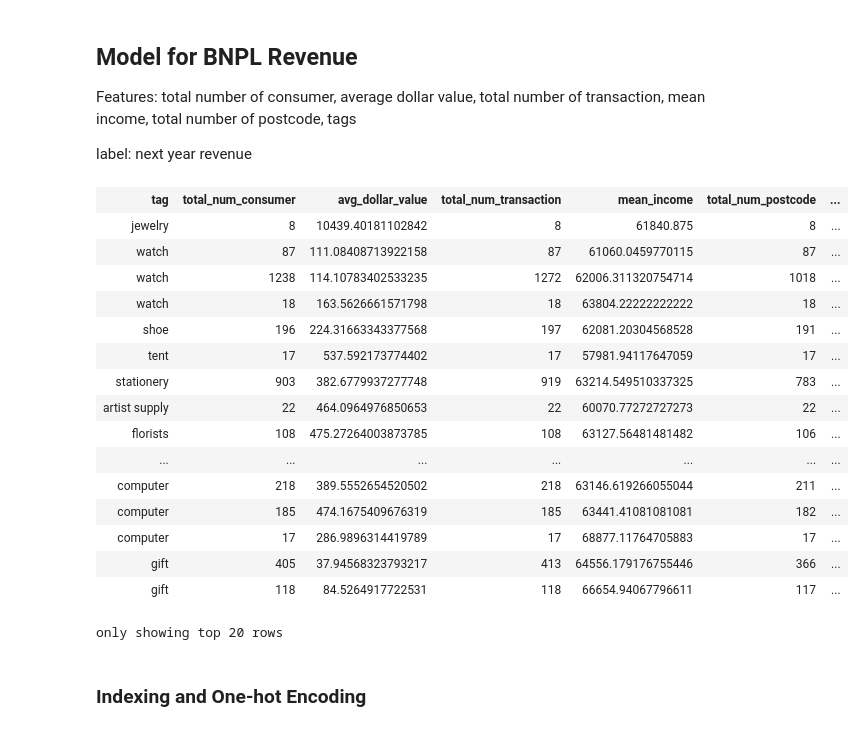
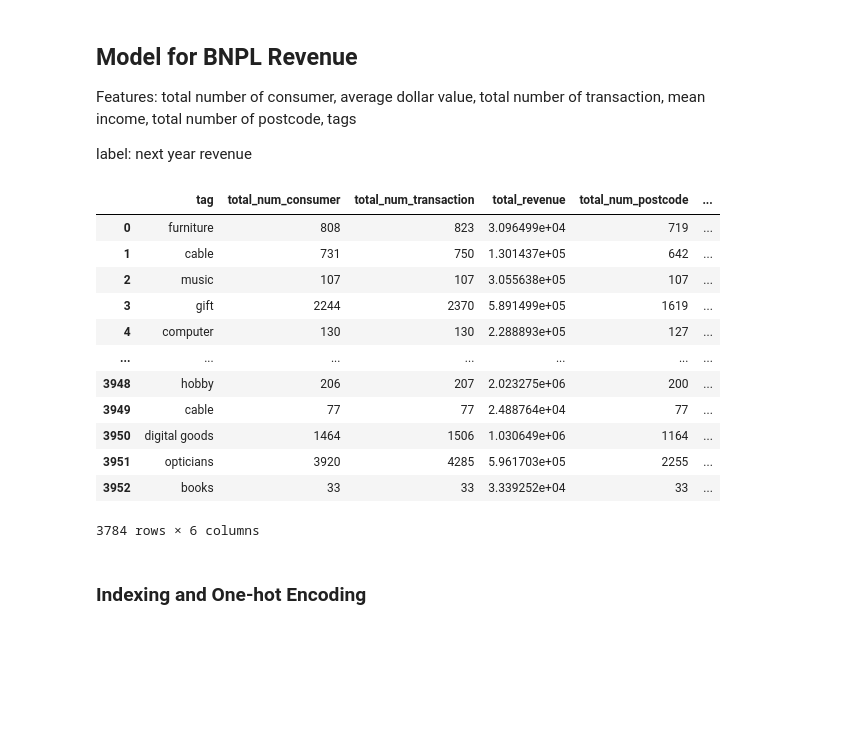
Before and after one commit to MAST30034-Applied-Data-Science/generic-buy-now-pay-later-project-group-14, a Jupyter notebook: models/predict_revenue.ipynb, the cells around one changed output. Drawn from its saved outputs; the diff is of its cells as text; code cells hidden in the pictures; blank space fills up the shorter version.

Commit message:
improved revenue model

```diff
--- a/models/predict_revenue.ipynb
+++ b/models/predict_revenue.ipynb
@@ -32,8 +15,7 @@ To adjust logging level use sc.setLogLevel(newLevel). For SparkR, use setLogLeve
 # %% [markdown]
 ## Data Preprocessing
 # %%
-full = spark.read.parquet('../data/curated/train_data/')
-full = full.withColumnRenamed('y_total_num_consumer', 'next_total_num_consumer').withColumnRenamed('y_total_revenue', 'next_total_revenue')\
-    .withColumnRenamed('y_total_num_transaction', 'next_total_num_transaction')
-full.printSchema()
+full = pd.read_parquet('../data/curated/train_data/')
+full = full.rename({'y_total_num_consumer': 'next_total_num_consumer', 'y_total_revenue': 'next_total_revenue', 'y_total_num_transaction': 'next_total_num_transaction'}, axis = 1)
+full.dtypes
 # %% [output]
@@ -125,4 +36,0 @@ only showing top 20 rows
-# %%
-full = full.join(tag_mean_sdf, ["tag"], how="left")
-# use left join here since if no historical data is provided, we cannot predict the future value of a merchant
-full
@@ -153,25 +66,21 @@ label:
     next year revenue
 # %%
 # drop the columns not needed
-revenue_df = full.drop('merchant_abn', 'revenue_level', 'total_revenue', 'next_total_num_consumer', 'next_total_num_transaction')
+revenue_df = full[['tag', 'total_num_consumer', 'total_num_transaction', 'total_revenue', 'total_num_postcode', 'next_total_revenue']].dropna()
 revenue_df
 # %% [output]
-| tag | total_num_consumer | avg_dollar_value | total_num_transaction | mean_income | total_num_postcode | ... |
-| jewelry | 8 | 10439.40181102842 | 8 | 61840.875 | 8 | ... |
-| watch | 87 | 111.08408713922158 | 87 | 61060.0459770115 | 87 | ... |
-| watch | 1238 | 114.10783402533235 | 1272 | 62006.311320754714 | 1018 | ... |
-| watch | 18 | 163.5626661571798 | 18 | 63804.22222222222 | 18 | ... |
-| shoe | 196 | 224.31663343377568 | 197 | 62081.20304568528 | 191 | ... |
-| tent | 17 | 537.592173774402 | 17 | 57981.94117647059 | 17 | ... |
-| stationery | 903 | 382.6779937277748 | 919 | 63214.549510337325 | 783 | ... |
-| artist supply | 22 | 464.0964976850653 | 22 | 60070.77272727273 | 22 | ... |
-| florists | 108 | 475.27264003873785 | 108 | 63127.56481481482 | 106 | ... |
+|  | tag | total_num_consumer | total_num_transaction | total_revenue | total_num_postcode | ... |
+| 0 | furniture | 808 | 823 | 3.096499e+04 | 719 | ... |
+| 1 | cable | 731 | 750 | 1.301437e+05 | 642 | ... |
+| 2 | music | 107 | 107 | 3.055638e+05 | 107 | ... |
+| 3 | gift | 2244 | 2370 | 5.891499e+05 | 1619 | ... |
+| 4 | computer | 130 | 130 | 2.288893e+05 | 127 | ... |
 | ... | ... | ... | ... | ... | ... | ... |
-| computer | 218 | 389.5552654520502 | 218 | 63146.619266055044 | 211 | ... |
-| computer | 185 | 474.1675409676319 | 185 | 63441.41081081081 | 182 | ... |
-| computer | 17 | 286.9896314419789 | 17 | 68877.11764705883 | 17 | ... |
-| gift | 405 | 37.94568323793217 | 413 | 64556.179176755446 | 366 | ... |
-| gift | 118 | 84.5264917722531 | 118 | 66654.94067796611 | 117 | ... |
+| 3948 | hobby | 206 | 207 | 2.023275e+06 | 200 | ... |
+| 3949 | cable | 77 | 77 | 2.488764e+04 | 77 | ... |
+| 3950 | digital goods | 1464 | 1506 | 1.030649e+06 | 1164 | ... |
+| 3951 | opticians | 3920 | 4285 | 5.961703e+05 | 2255 | ... |
+| 3952 | books | 33 | 33 | 3.339252e+04 | 33 | ... |
-only showing top 20 rows
+3784 rows × 6 columns
 # %% [markdown]
 ### Indexing and One-hot Encoding
```
Also changed, not shown: parts of 85 cells of this notebook, 1 other file.
